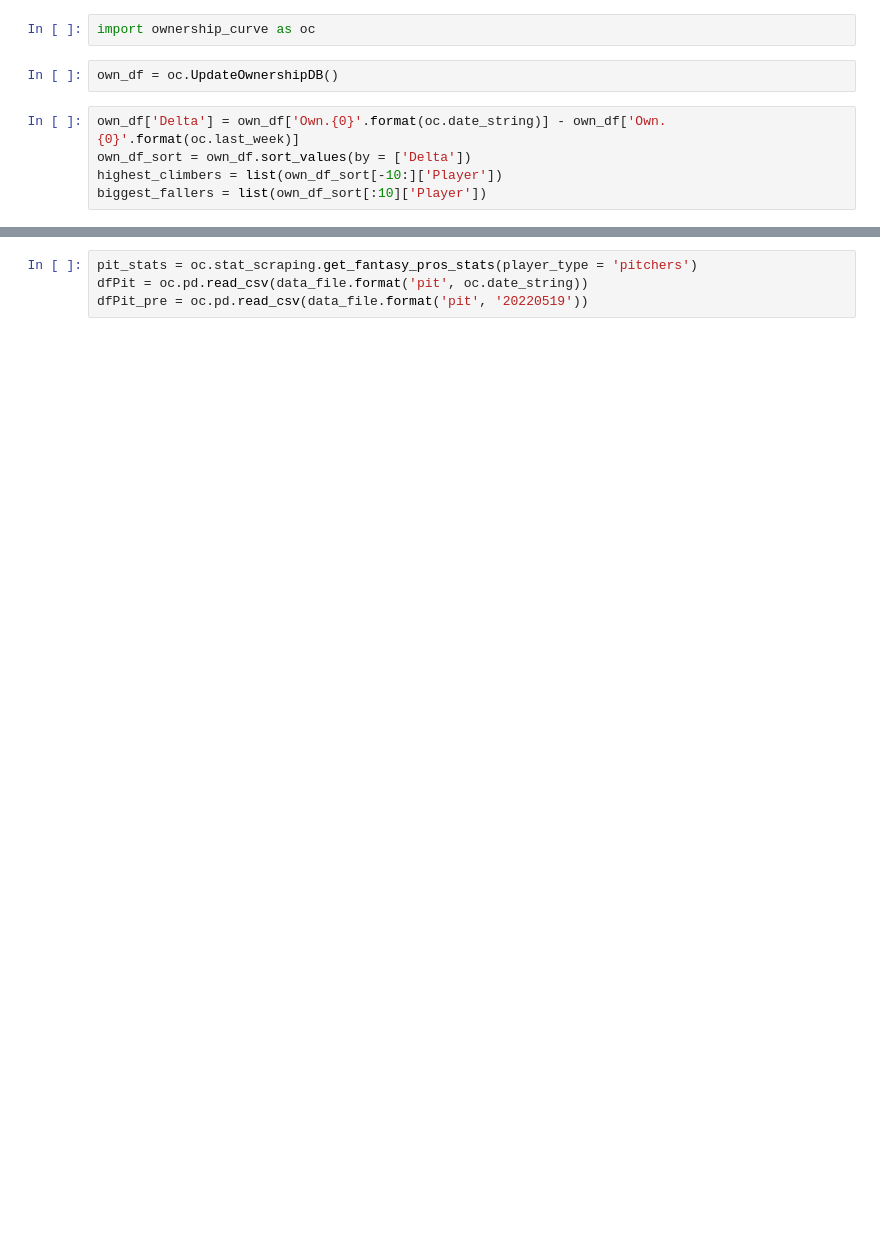
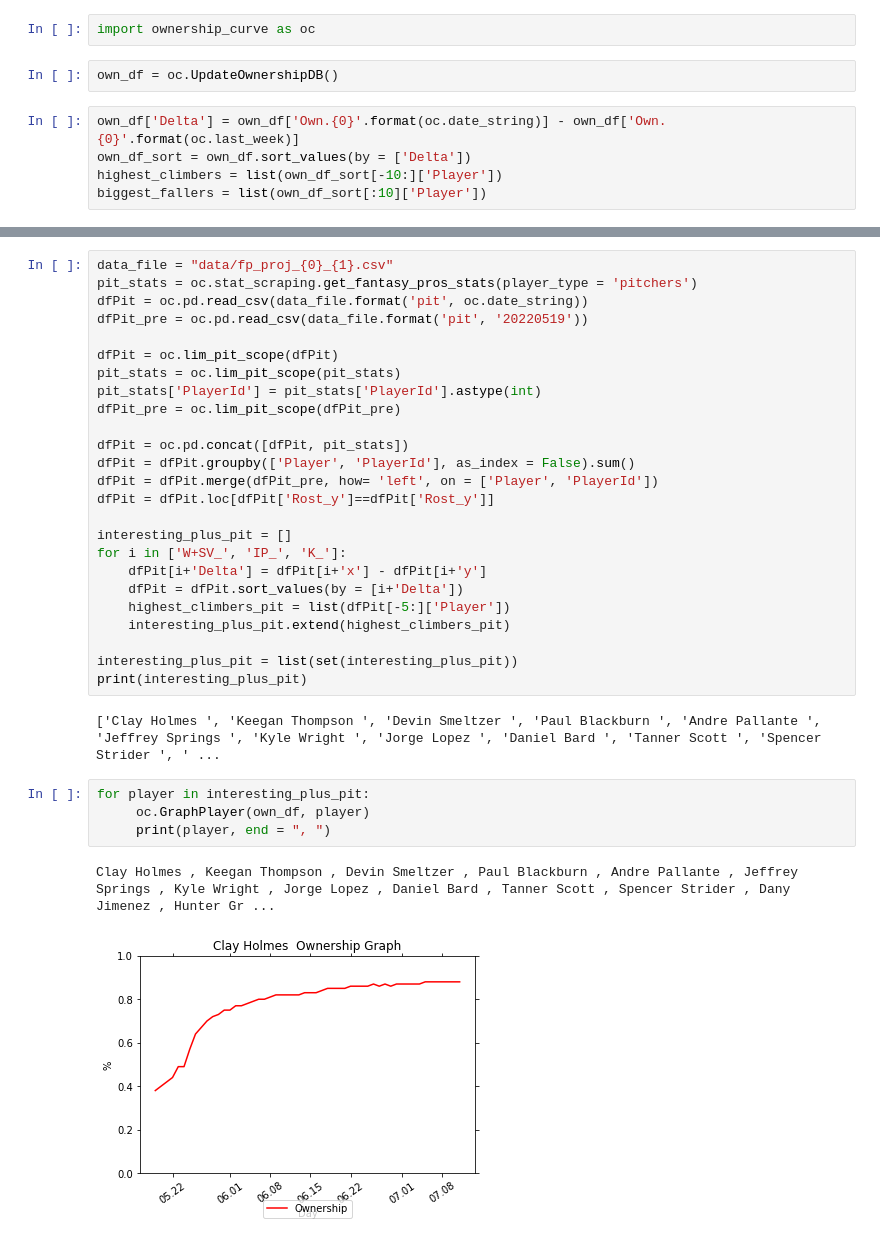
Before and after one commit to fantasy-toolz/stat-scraping, a Jupyter notebook: Ownership.ipynb, the cells around one changed output, grey strips where cells are left out. Saved outputs shown, nothing was run; the diff lists cells and outputs as text; blank space fills up the shorter version.

```diff
--- a/Ownership.ipynb
+++ b/Ownership.ipynb
@@ -104,4 +104,34 @@ Thairo Estrada , Luis Gonzalez , Jon Berti , Yonathan Daza , Julio Rodriguez , B
-# %%
-pit_stats = oc.stat_scraping.get_fantasy_pros_stats(player_type = 'pitchers')
-dfPit = oc.pd.read_csv(data_file.format('pit', oc.date_string))
-dfPit_pre = oc.pd.read_csv(data_file.format('pit', '20220519'))
+# %%
+data_file = "data/fp_proj_{0}_{1}.csv"
+pit_stats = oc.stat_scraping.get_fantasy_pros_stats(player_type = 'pitchers')
+dfPit = oc.pd.read_csv(data_file.format('pit', oc.date_string))
+dfPit_pre = oc.pd.read_csv(data_file.format('pit', '20220519'))
+
+dfPit = oc.lim_pit_scope(dfPit)
+pit_stats = oc.lim_pit_scope(pit_stats)
+pit_stats['PlayerId'] = pit_stats['PlayerId'].astype(int)
+dfPit_pre = oc.lim_pit_scope(dfPit_pre)
+
+dfPit = oc.pd.concat([dfPit, pit_stats])
+dfPit = dfPit.groupby(['Player', 'PlayerId'], as_index = False).sum()
+dfPit = dfPit.merge(dfPit_pre, how= 'left', on = ['Player', 'PlayerId'])
+dfPit = dfPit.loc[dfPit['Rost_y']==dfPit['Rost_y']]
+
+interesting_plus_pit = []
+for i in ['W+SV_', 'IP_', 'K_']:
+    dfPit[i+'Delta'] = dfPit[i+'x'] - dfPit[i+'y']
+    dfPit = dfPit.sort_values(by = [i+'Delta'])
+    highest_climbers_pit = list(dfPit[-5:]['Player'])
+    interesting_plus_pit.extend(highest_climbers_pit)
+
+interesting_plus_pit = list(set(interesting_plus_pit))
+print(interesting_plus_pit)
+# %% [output]
+['Clay Holmes ', 'Keegan Thompson ', 'Devin Smeltzer ', 'Paul Blackburn ', 'Andre Pallante ', 'Jeffrey Springs ', 'Kyle Wright ', 'Jorge Lopez ', 'Daniel Bard ', 'Tanner Scott ', 'Spencer Strider ', ' ...
+# %%
+for player in interesting_plus_pit:
+     oc.GraphPlayer(own_df, player)
+     print(player, end = ", ")
+# %% [output]
+Clay Holmes , Keegan Thompson , Devin Smeltzer , Paul Blackburn , Andre Pallante , Jeffrey Springs , Kyle Wright , Jorge Lopez , Daniel Bard , Tanner Scott , Spencer Strider , Dany Jimenez , Hunter Gr ...
+[figure, added]
```
Also changed, not shown: parts of 7 cells of this notebook.
